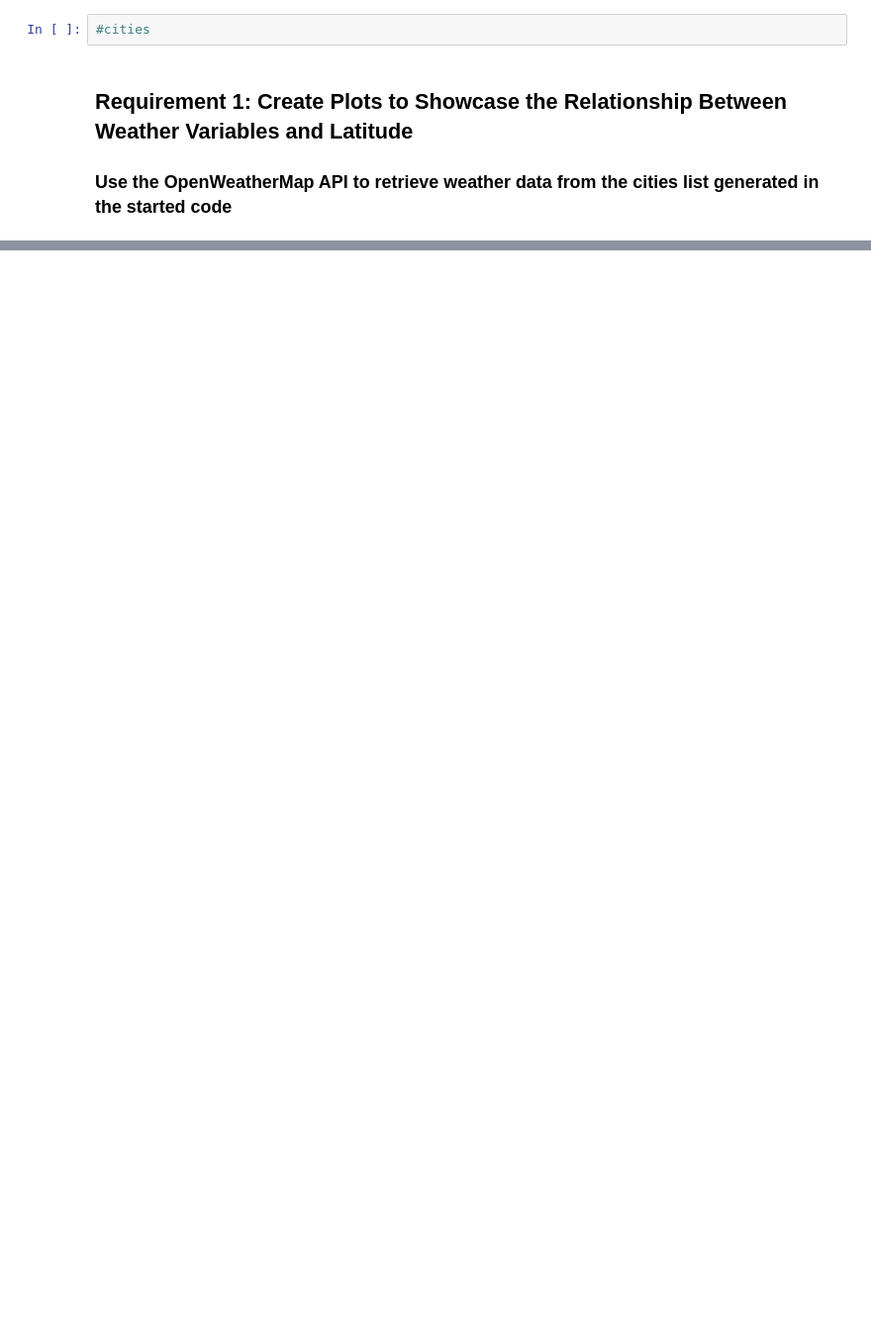
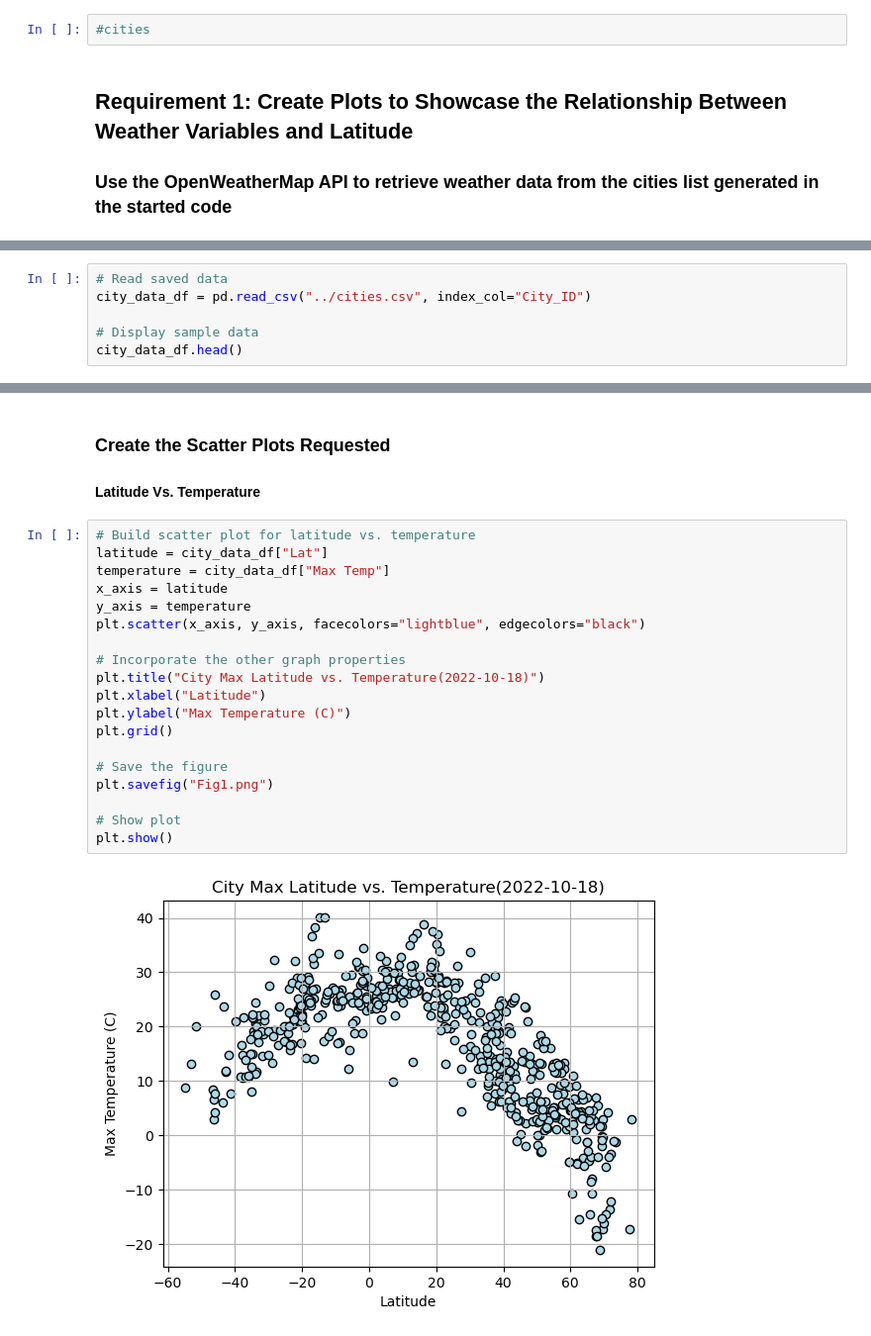
Before and after one commit to Bgrlgymnast/python-api-challenge, a Jupyter notebook: WeatherPy/WeatherPy.ipynb, the cells around one changed output, grey strips where cells are left out. Shown at 99% size. Cells and saved outputs as stored; diff of their text form; blank space fills up the shorter version.

```diff
--- a/WeatherPy/WeatherPy.ipynb
+++ b/WeatherPy/WeatherPy.ipynb
@@ -158,0 +195,6 @@ NameError: name 'imperial' is not defined
+# %%
+# Read saved data
+city_data_df = pd.read_csv("../cities.csv", index_col="City_ID")
+
+# Display sample data
+city_data_df.head()
@@ -158,0 +209,25 @@ NameError: name 'imperial' is not defined
+# %% [markdown]
+### Create the Scatter Plots Requested
+
+#### Latitude Vs. Temperature
+# %%
+# Build scatter plot for latitude vs. temperature
+latitude = city_data_df["Lat"]
+temperature = city_data_df["Max Temp"]
+x_axis = latitude
+y_axis = temperature
+plt.scatter(x_axis, y_axis, facecolors="lightblue", edgecolors="black")
+
+# Incorporate the other graph properties
+plt.title("City Max Latitude vs. Temperature(2022-10-18)")
+plt.xlabel("Latitude")
+plt.ylabel("Max Temperature (C)")
+plt.grid()
+
+# Save the figure
+plt.savefig("Fig1.png")
+
+# Show plot
+plt.show()
+# %% [output]
+[figure, added]
```
Also changed, not shown: parts of 36 cells of this notebook, 4 other files.
